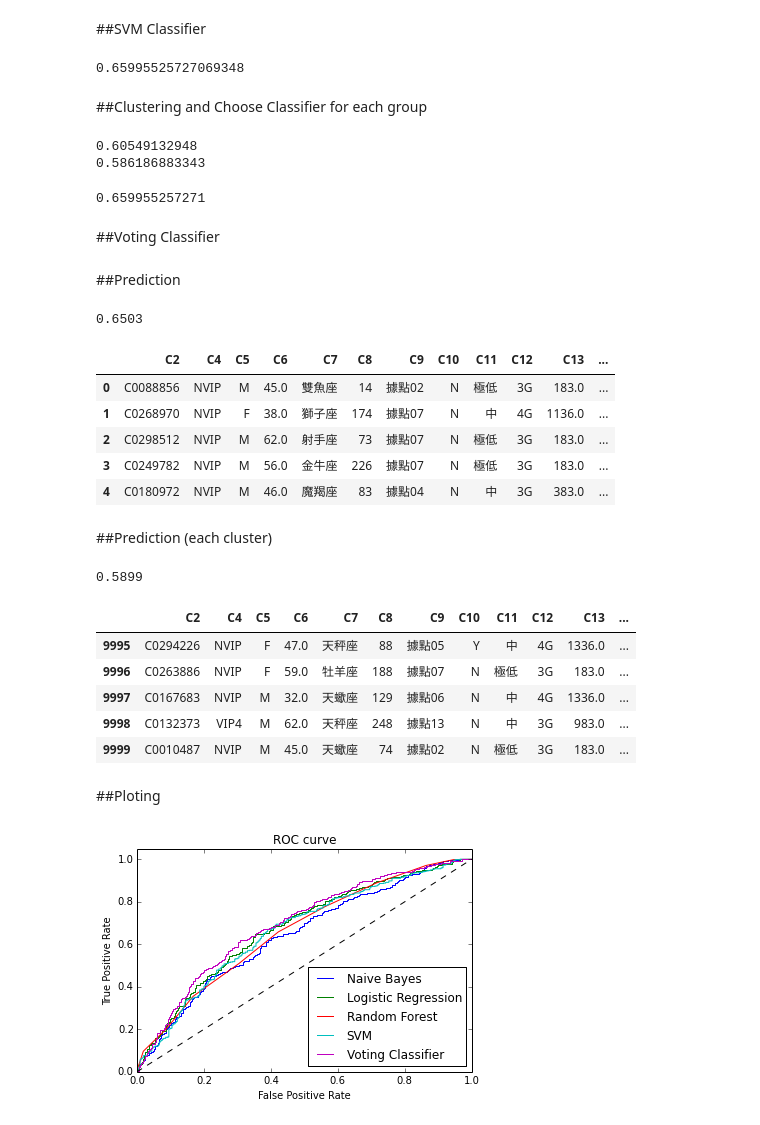
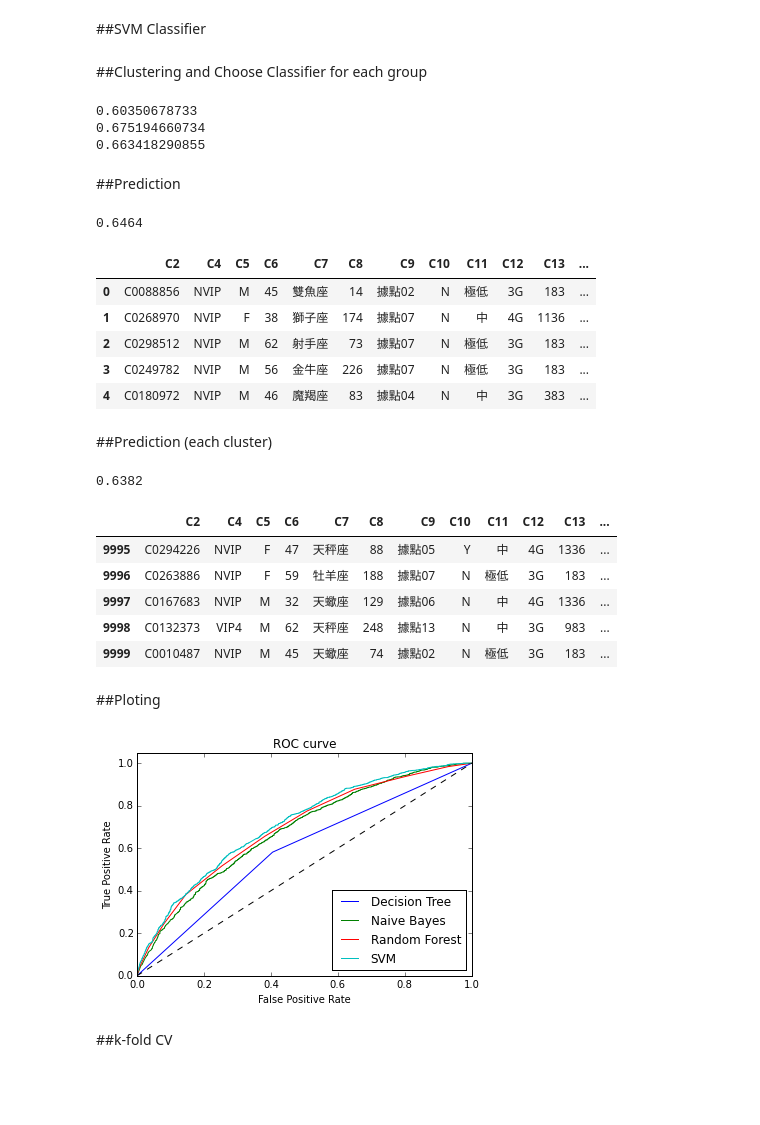
Before and after one commit to hungtzuhsuan/dataAnalytics, a Jupyter notebook: ipython/npout3_forecast.ipynb, the cells around one changed output. Saved outputs shown, nothing was run; the diff lists cells and outputs as text; code cells hidden in the pictures; blank space fills up the shorter version.

```diff
--- a/ipython/npout3_forecast.ipynb
+++ b/ipython/npout3_forecast.ipynb
@@ -201,7 +212,7 @@ def get_code(tree, feature_names):
 # %%
 from sklearn.naive_bayes import GaussianNB
 
-X_train, X_test, y_train, y_test = cross_validation.train_test_split(X, y, test_size=0.4, random_state=0)
+#X_train, X_test, y_train, y_test = cross_validation.train_test_split(X, y, test_size=0.4, random_state=0)
 
-clf1 = GaussianNB().fit(X_train, y_train)
-clf1.score(X_test, y_test)
+clf2 = GaussianNB().fit(X_train, y_train)
+clf2.score(X_test, y_test)
@@ -212,7 +218,0 @@ clf1.score(X_test, y_test)
-# %%
-from sklearn.linear_model import LogisticRegression
-
-#X_train, X_test, y_train, y_test = cross_validation.train_test_split(X, y, test_size=0.4, random_state=0)
-
-clf2 = LogisticRegression().fit(X_train, y_train)
-clf2.score(X_test, y_test)
@@ -241,18 +237,14 @@ from sklearn import svm
 
 #X_train, X_test, y_train, y_test = cross_validation.train_test_split(X, y, test_size=0.4, random_state=0)
 
-#clf4 = svm.SVC(kernel='linear', C=1).fit(X_train, y_train)
-clf4 = svm.SVC(kernel='rbf', probability=True).fit(X_train, y_train)
+clf4 = svm.SVC(kernel='linear', probability=True).fit(X_train, y_train)
 clf4.score(X_test, y_test)
-# %% [output]
-0.65995525727069348
 # %% [markdown]
 ##Clustering and Choose Classifier for each group
 # %%
 from sklearn.cluster import KMeans
 
-#X_cData = X.loc[:, [c for c in filtered[:8] if c!='C24']].fillna(0)
-choosed_for_clustering = ['C8', 'C6', 'C60'] #[c for c in filtered[:8] if c!='C24']
+choosed_for_clustering = ['C8', 'C60'] #[c for c in filtered[:8] if c!='C24']
 X_cData = X.loc[:, choosed_for_clustering]
 
 kmeans = KMeans(init='k-means++', n_clusters=3)
@@ -269,17 +261,15 @@ for i in xrange(3):
         _X[col].fillna(0, inplace=True)
         _X[col] = StandardScaler().fit_transform(_X[col])
       except:
-        _X[col] = _X[col].replace({name: n for n, name in enumerate(_X[col].unique())})
+        _X[col] = _X[col].replace(encoder[col])
     X_train, X_test, y_train, y_test = cross_validation.train_test_split(_X, _y, test_size=0.4, random_state=0)
     clfs[i] = RandomForestClassifier(n_estimators=10, class_weight={0:1, 1:10}).fit(X_train, y_train)
     score = clfs[i].score(X_test, y_test)
-    if score<0.65: clfs[i] = svm.SVC(kernel='rbf', probability=True).fit(X_train, y_train)
+    if score<0.65: clfs[i] = svm.SVC(kernel='linear', C=1).fit(X_train, y_train)
     print clfs[i].score(X_test, y_test)
 
 #X_train.head()
 # %% [output]
-0.60549132948
-0.586186883343
+0.60350678733
+0.675194660734
+0.663418290855
-0.659955257271
-# %% [markdown]
-##Voting Classifier
@@ -292,7 +278,8 @@ vclf = VotingClassifier(estimators=[('naiveBayes', clf1), ('LogisticR', clf2), (
 # %%
 from sklearn.metrics import accuracy_score
 
-dfp = pd.read_csv('../../MB_PCUST_NPOUT_EXAM.txt', encoding='utf-8', sep='\t', names=['C2']+['C'+str(i+4) for i in xrange(212)], na_values=['?'])
+dfp = pd.read_csv('../../MB_PCUST_NPOUT_EXAM.txt', encoding='utf-8', sep='\t',
+                  names=['C2']+['C'+str(i+4) for i in xrange(212)], na_values=['?', '\N'])
 
 Xp = dfp.loc[:, choosed]
 for col in Xp.columns:
@@ -300,22 +287,22 @@ for col in Xp.columns:
     Xp[col].fillna(0, inplace=True)
     Xp[col] = StandardScaler().fit_transform(Xp[col])
   except:
-    Xp[col] = Xp[col].replace({name: n for n, name in enumerate(Xp[col].unique())})
+    Xp[col] = Xp[col].replace(encoder[col])
 
-dfp['pred_C3'] = clf2.predict(Xp)
+#Xp['C95'].unique()
+dfp['pred_C3'] = clf4.predict(Xp)
 dfp['C3'] = dfp['C24'].map(lambda x: 1 if x>0 else 0)
 
 print accuracy_score(dfp['C3'], dfp['pred_C3'])
-
 dfp.head()
 # %% [output]
-0.6503
+0.6464
 |  | C2 | C4 | C5 | C6 | C7 | C8 | C9 | C10 | C11 | C12 | C13 | ... |
-| 0 | C0088856 | NVIP | M | 45.0 | 雙魚座 | 14 | 據點02 | N | 極低 | 3G | 183.0 | ... |
-| 1 | C0268970 | NVIP | F | 38.0 | 獅子座 | 174 | 據點07 | N | 中 | 4G | 1136.0 | ... |
-| 2 | C0298512 | NVIP | M | 62.0 | 射手座 | 73 | 據點07 | N | 極低 | 3G | 183.0 | ... |
-| 3 | C0249782 | NVIP | M | 56.0 | 金牛座 | 226 | 據點07 | N | 極低 | 3G | 183.0 | ... |
-| 4 | C0180972 | NVIP | M | 46.0 | 魔羯座 | 83 | 據點04 | N | 中 | 3G | 383.0 | ... |
+| 0 | ﻿C0088856 | NVIP | M | 45 | 雙魚座 | 14 | 據點02 | N | 極低 | 3G | 183 | ... |
+| 1 | C0268970 | NVIP | F | 38 | 獅子座 | 174 | 據點07 | N | 中 | 4G | 1136 | ... |
+| 2 | C0298512 | NVIP | M | 62 | 射手座 | 73 | 據點07 | N | 極低 | 3G | 183 | ... |
+| 3 | C0249782 | NVIP | M | 56 | 金牛座 | 226 | 據點07 | N | 極低 | 3G | 183 | ... |
+| 4 | C0180972 | NVIP | M | 46 | 魔羯座 | 83 | 據點04 | N | 中 | 3G | 383 | ... |
 # %% [markdown]
 ##Prediction (each cluster)
 # %%
@@ -334,45 +321,45 @@ for i in xrange(3):
         _X[col].fillna(0, inplace=True)
         _X[col] = StandardScaler().fit_transform(_X[col])
       except:
-        _X[col] = _X[col].replace({name: n for n, name in enumerate(_X[col].unique())})
+        _X[col] = _X[col].replace(encoder[col])
     dfp.loc[dfp['clabel']==i, 'pred_C3'] = clfs[i].predict(_X)
 
 print accuracy_score(dfp['C3'], dfp['pred_C3'])
 
 dfp.tail()
 # %% [output]
-0.5899
+0.6382
 |  | C2 | C4 | C5 | C6 | C7 | C8 | C9 | C10 | C11 | C12 | C13 | ... |
-| 9995 | C0294226 | NVIP | F | 47.0 | 天秤座 | 88 | 據點05 | Y | 中 | 4G | 1336.0 | ... |
-| 9996 | C0263886 | NVIP | F | 59.0 | 牡羊座 | 188 | 據點07 | N | 極低 | 3G | 183.0 | ... |
-| 9997 | C0167683 | NVIP | M | 32.0 | 天蠍座 | 129 | 據點06 | N | 中 | 4G | 1336.0 | ... |
-| 9998 | C0132373 | VIP4 | M | 62.0 | 天秤座 | 248 | 據點13 | N | 中 | 3G | 983.0 | ... |
-| 9999 | C0010487 | NVIP | M | 45.0 | 天蠍座 | 74 | 據點02 | N | 極低 | 3G | 183.0 | ... |
+| 9995 | C0294226 | NVIP | F | 47 | 天秤座 | 88 | 據點05 | Y | 中 | 4G | 1336 | ... |
+| 9996 | C0263886 | NVIP | F | 59 | 牡羊座 | 188 | 據點07 | N | 極低 | 3G | 183 | ... |
+| 9997 | C0167683 | NVIP | M | 32 | 天蠍座 | 129 | 據點06 | N | 中 | 4G | 1336 | ... |
+| 9998 | C0132373 | VIP4 | M | 62 | 天秤座 | 248 | 據點13 | N | 中 | 3G | 983 | ... |
+| 9999 | C0010487 | NVIP | M | 45 | 天蠍座 | 74 | 據點02 | N | 極低 | 3G | 183 | ... |
 # %% [markdown]
 ##Ploting
 # %%
 from sklearn.metrics import roc_curve
 import matplotlib.pyplot as plt
 
 fpr1, tpr1, _ = roc_curve(y_test, clf1.predict_proba(X_test)[:, 1])
 fpr2, tpr2, _ = roc_curve(y_test, clf2.predict_proba(X_test)[:, 1])
 fpr3, tpr3, _ = roc_curve(y_test, clf3.predict_proba(X_test)[:, 1])
 fpr4, tpr4, _ = roc_curve(y_test, clf4.predict_proba(X_test)[:, 1])
-fprv, tprv, _ = roc_curve(y_test, vclf.predict_proba(X_test)[:, 1])
 
-plt.plot(fpr1, tpr1, label='Naive Bayes')
-plt.plot(fpr2, tpr2, label='Logistic Regression')
+plt.plot(fpr1, tpr1, label='Decision Tree')
+plt.plot(fpr2, tpr2, label='Naive Bayes')
 plt.plot(fpr3, tpr3, label='Random Forest')
 plt.plot(fpr4, tpr4, label='SVM')
-plt.plot(fprv, tprv, label='Voting Classifier')
 
 plt.plot([0, 1], [0, 1], 'k--')
 plt.xlim([0.0, 1.0])
 plt.ylim([0.0, 1.05])
 plt.xlabel('False Positive Rate')
 plt.ylabel('True Positive Rate')
 plt.title('ROC curve')
 plt.legend(loc="lower right")
 plt.show()
 # %% [output]
-[figure, old version]
+[figure, new version]
+# %% [markdown]
+##k-fold CV
```
Also changed, not shown: parts of 19 cells of this notebook.
